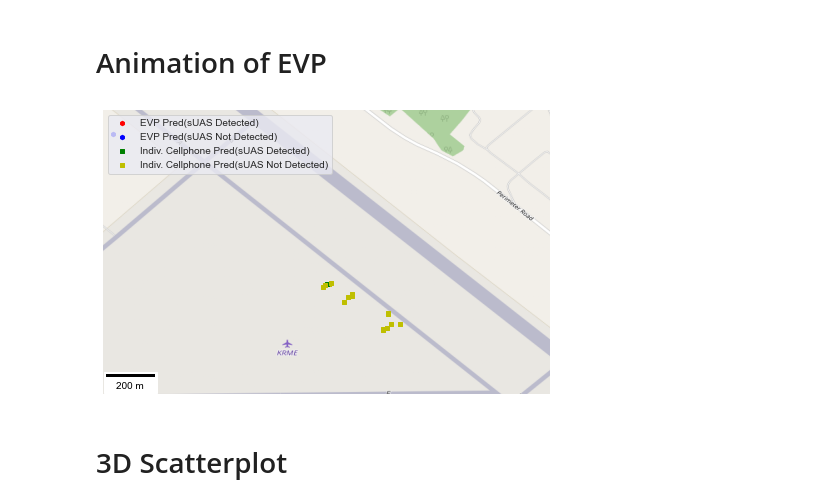
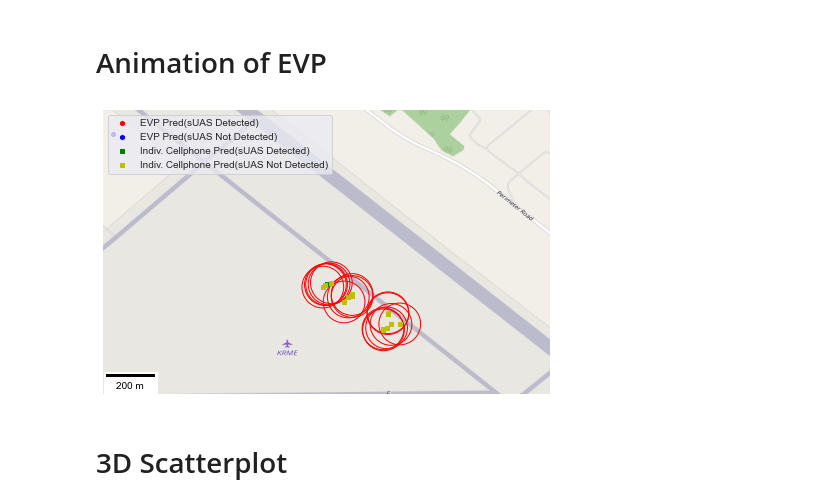
Before and after one commit to ryclendening/research, a Jupyter notebook: research/Pre-Processing_visualization/environ_plots.ipynb, the cells around one changed output. Saved outputs shown, nothing was run; the diff lists cells and outputs as text; code cells hidden in the pictures.

```diff
--- a/research/Pre-Processing/grabCordinates.ipynb
+++ b/research/Pre-Processing_visualization/environ_plots.ipynb
@@ -30,8 +30,8 @@ from research.dataImporting import dataTools
 # %% [markdown]
 # Grab Drone GPS data
 # %%
-
-path__=r"C:\Users\rclendening\researchData\researchCSVs_Scripts_etc\flightDirectoryCSV.csv"
+parent_directory=os.path.abspath(os.path.join(os.getcwd(), ".."))
+path__=parent_directory+"\\flight_directories\\A1_A2_A3_flight_directory.csv"
 def readDirectoryCSV(path):
     file = open(path)
     csvreader = csv.reader(file)
@@ -109,5 +109,5 @@ def getDroneGPSData(fileName, start, end):
 #flightDetails = readDirectoryCSV(path__)
 flightDetails=pd.read_csv(path__)
 x = 0
-GPSCords=getDroneGPSData(fileName="FLY031(1333-1358)", start="20210826_134800", end="20210826_134854")
+GPSCords=getDroneGPSData(fileName="log_18_2021-8-24-11-04-46_vehicle_gps_position_0", start="20210824_104700", end="20210824_104815")
 # %% [output]
@@ -165,7 +165,7 @@ for index,row in GPS_df.iterrows():
     phonesLat_1.append(row["Lat"])
     phonesLon_1.append(row["Lon"])
 BBox = [-75.4300, -75.4036, 43.2257, 43.2435]
-mymap = plt.imread(r"C:\Users\rclendening\Downloads\map2.png")
+mymap = plt.imread(r"C:\Users\rclendening\Downloads\map2.png") # or entitled "EscapeII_info\\DataCollection_GPS.png
 # phonesLat_1=np.array(GPS_df['Lat'])
 # phonesLon_1=np.array(GPS_df['Lon'])
 # phonesLat_2=np.array(GPS_df['Lat'][10:20])
@@ -179,19 +179,24 @@ fig, ax = plt.subplots(figsize=(8, 7))
 
 # ax.scatter(x=GPSCords['long'], y=GPSCords['lat'], zorder=1, alpha=1, c='y',
 #            s=20, label="Phone Locations")
-
+# ax.scatter(x=0, y=0, zorder=1, alpha=1, c='b',
+#            s=20, label="Flight Path")
+# for x in range(len(phonesLat_1)):
+#     circle=plt.Circle(xy=(phonesLon_1[x], phonesLat_1[x]), radius=0.00072, color='red', fill=True)
+#     ax.add_patch(circle)
+# circle=plt.Circle(xy=(phonesLon_1[0], phonesLat_1[0]), radius=0.00072, color='red', fill=True)
+# ax.add_patch(circle)
 ax.scatter(x=GPSCords['long'], y=GPSCords['lat'], zorder=1, alpha=1, c='b',
            s=20, label="Flight Path")
 ax.scatter(x=GPS_df["Lon"], y=GPS_df["Lat"], zorder=1, alpha=1, c='y',
            s=20, label="Phone Locations")
-circle=plt.scatter(x=0, y=0,color='red', label="80m Detection Area")
+
+#circle=plt.scatter(x=0, y=0,color='red', label="80m Detection Area")
 # ax.scatter(x=phonesLon_2, y=phonesLat_2, zorder=1, alpha=1, c='w',
 #             s=20,label="Cluster #2")
 # ax.scatter(x=phonesLon_3, y=phonesLat_3, zorder=1, alpha=1, c='g',
 #             s=20,label="Cluster #3")
-for x in range(len(phonesLat_1)):
-    circle=plt.Circle(xy=(phonesLon_1[x], phonesLat_1[x]), radius=0.00072, color='red', fill=False)
-    ax.add_patch(circle)
+
 # circle=plt.Circle(xy=(phonesLon_1[0], phonesLat_1[0]), radius=0.00072, color='red', fill=False, label="80m Detection Area")
 # ax.add_patch(circle)
 # ax.scatter(x=phonesLon_1[0], y=phonesLat_1[0], zorder=1, alpha=1, c='red',
@@ -217,5 +222,5 @@ ax.set_aspect("equal",adjustable='box')
 mymap
 plt.axis("off")
 ax.imshow(mymap, zorder=0, extent=BBox, aspect='equal')
-plt.savefig("sf_scenario_detection.pdf",dpi=1200,bbox_inches="tight")
+plt.savefig("sf_scenario.pdf",dpi=1200,bbox_inches="tight")
 # %% [output]
@@ -304,8 +309,8 @@ ax.imshow(mymap, zorder=0, extent=BBox, aspect='equal')
 <matplotlib.image.AxesImage at 0x...>
 [figure]
 # %%
-truth_data=pd.read_csv("R6P2_truth.csv")
-indiv_data=pd.read_csv("R6P2_truth_v2.csv")
+truth_data=pd.read_csv("csvs\R6P2_truth.csv")
+indiv_data=pd.read_csv("csvs\R6P2_truth_v2.csv")
 # %% [markdown]
 # Animation of EVP
 # %%
@@ -315,11 +320,11 @@ from matplotlib_scalebar.scalebar import ScaleBar
 import numpy as np
 import ffmpeg
 BBox = [-75.4300, -75.4036, 43.2257, 43.2435]
-mymap = plt.imread(r"C:\Users\rclendening\Downloads\map2.png")
+mymap = plt.imread("data_collection.png")
 usable_phones_lat=[]
 usable_phones_lon=[]
 names=[]
-mymap = plt.imread(r"C:\Users\rclendening\Downloads\map2.png")
+mymap = plt.imread("data_collection.png")
 count=0
 for index,row in GPS_df.iterrows():
     if index in indiv_data.columns:
@@ -366,41 +371,44 @@ def animate(i):
     latitudes.extend(usable_phones_lat)
     latitudes.append(GPSCords['lat'][i])
     count=0
+    for x in range(len(usable_phones_lon)):
+        circle=plt.Circle(xy=(usable_phones_lon[x], usable_phones_lat[x]), radius=0.00072, color='red', fill=False)
+        ax.add_patch(circle)
     for x in names:
         if indiv_data[x][int(i/truth_data_splits)]==0:
            # colors.append('y')
             indiv_color='y'
         else:
             #colors.append('g')
             indiv_color='g'
         ax.scatter(x=usable_phones_lon[count], y=usable_phones_lat[count],zorder=1, alpha=1, c=indiv_color,
            s=10,marker='s')
         count+=1
     if truth_data.iloc[int(i/truth_data_splits)][1]==0:
         # colors.append('b')
         uas_color='b'
     else:
         # colors.append('r')
         uas_color='r'
     ax.scatter(x=GPSCords['long'][i], y=GPSCords['lat'][i], zorder=1, alpha=1, c=uas_color,
            s=20,marker='h')
     plt.imshow(mymap,zorder=0,extent=BBox, aspect='equal')
     scalebar=ScaleBar(120000,"m",length_fraction=0.15,fixed_value=200,fixed_units="m",location="lower left")
     plt.gca().add_artist(scalebar)
     ax.legend(loc="upper left")
     plt.axis("off")
     # update=np.array([longitudes,latitudes]).T
     # scat.set_offsets(update)
     # scat.set_color(colors)
 # ax.legend(loc="upper left")
 # plt.axis("off")
 #
 # scalebar=ScaleBar(120000,"m",length_fraction=0.15,fixed_value=200,fixed_units="m",location="lower left")
 # plt.gca().add_artist(scalebar)
 anim = animation.FuncAnimation(fig, animate, frames=len(GPSCords["lat"]))#len(GPSCords["lat"])
-#anim.save('EVP_demo_A3R6P2_wIndiv.mp4', writer = 'ffmpeg', fps = 30,dpi=500)
+anim.save('EVP_demo_A3R6P2_wIndiv_v2.mp4', writer = 'ffmpeg', fps = 30,dpi=250)
 # %% [output]
-[figure, old version]
+[figure, new version]
 # %% [markdown]
 # 3D Scatterplot
 # %%
```
Also changed, not shown: parts of 5 cells of this notebook, 22 other files.
